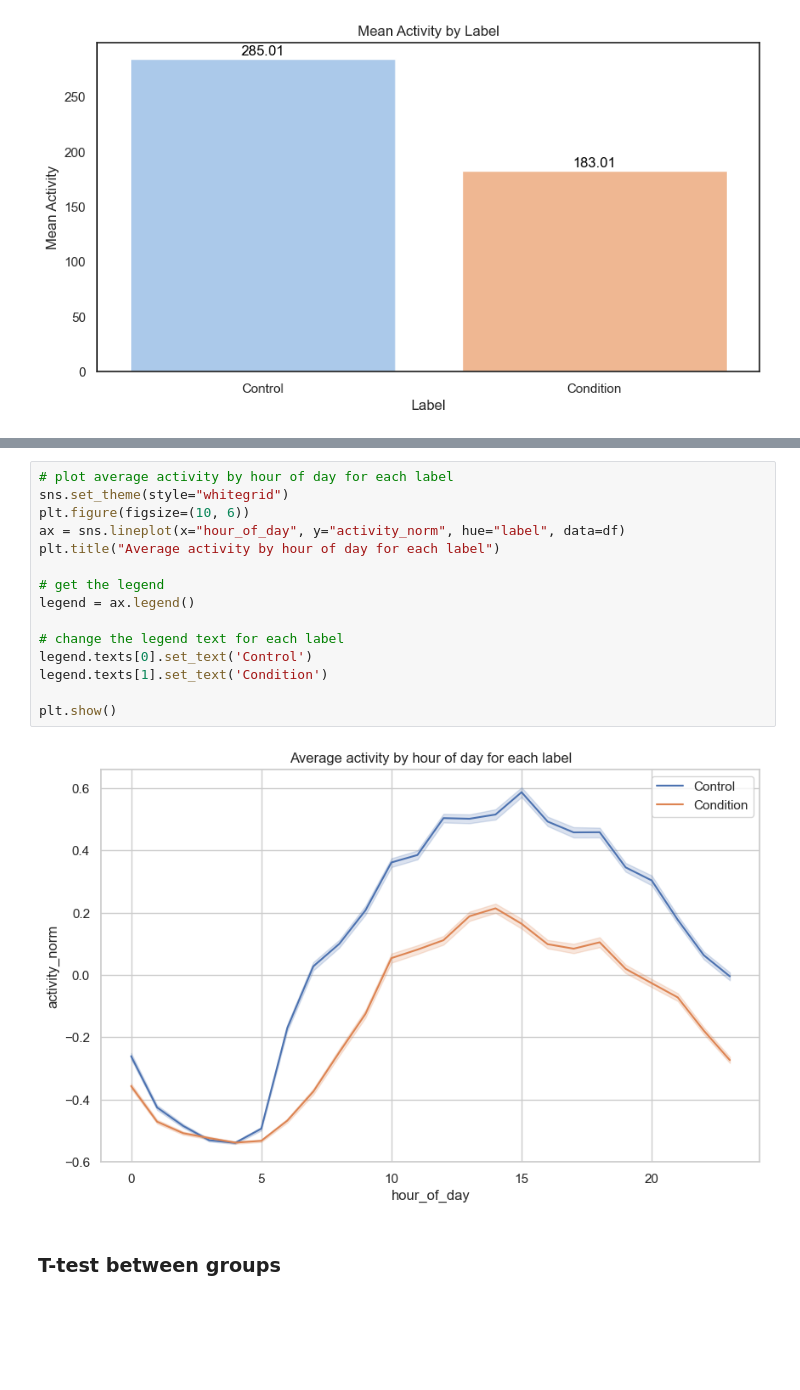
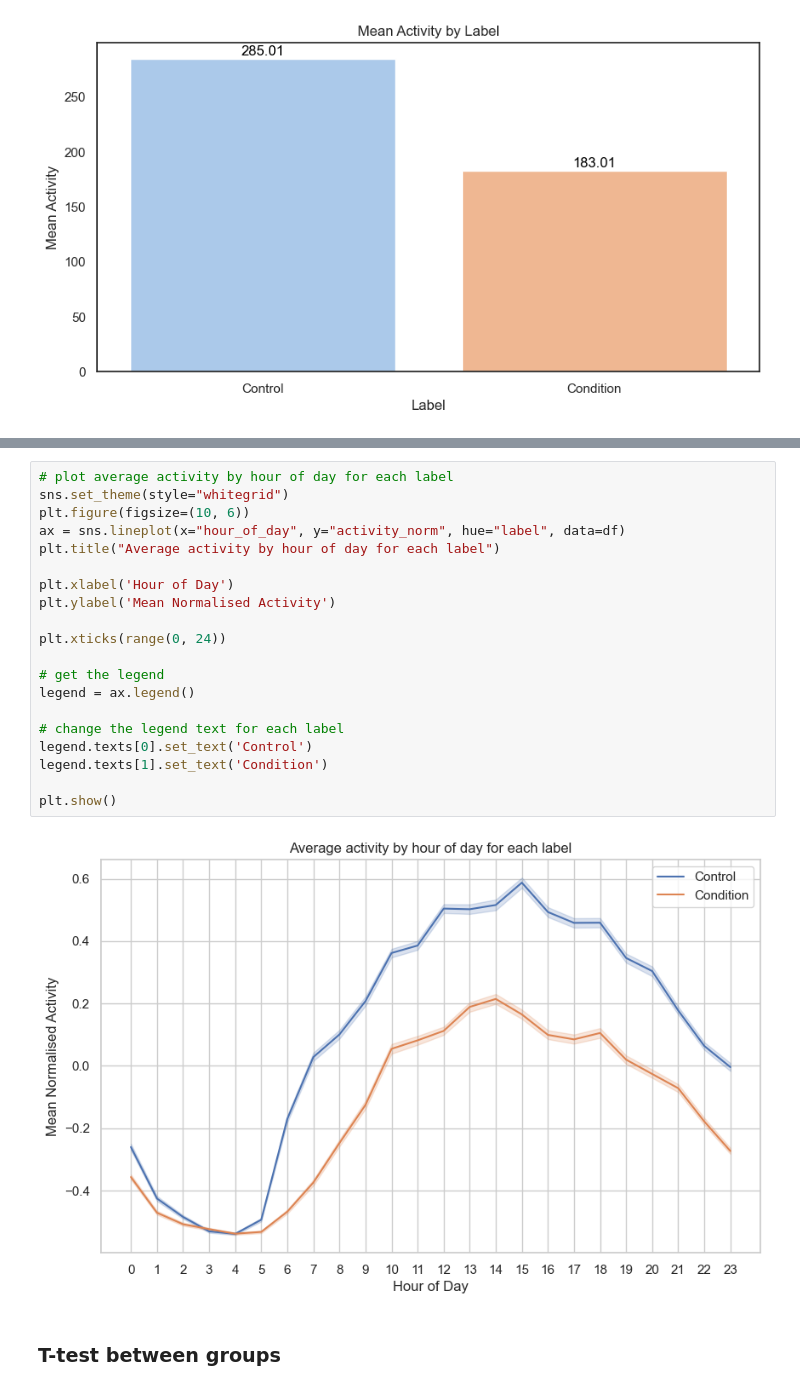
Before and after one commit to zoonalink/IGP-5, a Jupyter notebook: petter/wiki-eda.ipynb, the cells around one changed output, grey strips where cells are left out. Drawn from its saved outputs; the diff is of its cells as text; blank space fills up the shorter version.

```diff
--- a/petter/wiki-eda.ipynb
+++ b/petter/wiki-eda.ipynb
@@ -495,20 +555,25 @@ plt.show()
 # %%
 # plot average activity by hour of day for each label
 sns.set_theme(style="whitegrid")
 plt.figure(figsize=(10, 6))
 ax = sns.lineplot(x="hour_of_day", y="activity_norm", hue="label", data=df)
 plt.title("Average activity by hour of day for each label")
+
+plt.xlabel('Hour of Day')
+plt.ylabel('Mean Normalised Activity')
+
+plt.xticks(range(0, 24))
 
 # get the legend
 legend = ax.legend()
 
 # change the legend text for each label
 legend.texts[0].set_text('Control')
 legend.texts[1].set_text('Condition')
 
 plt.show()
 # %% [output]
-[figure, old version]
+[figure, new version]
 # %% [markdown]
 ### T-test between groups
 # %%
```
Also changed, not shown: parts of 16 cells of this notebook, 1 other file.
